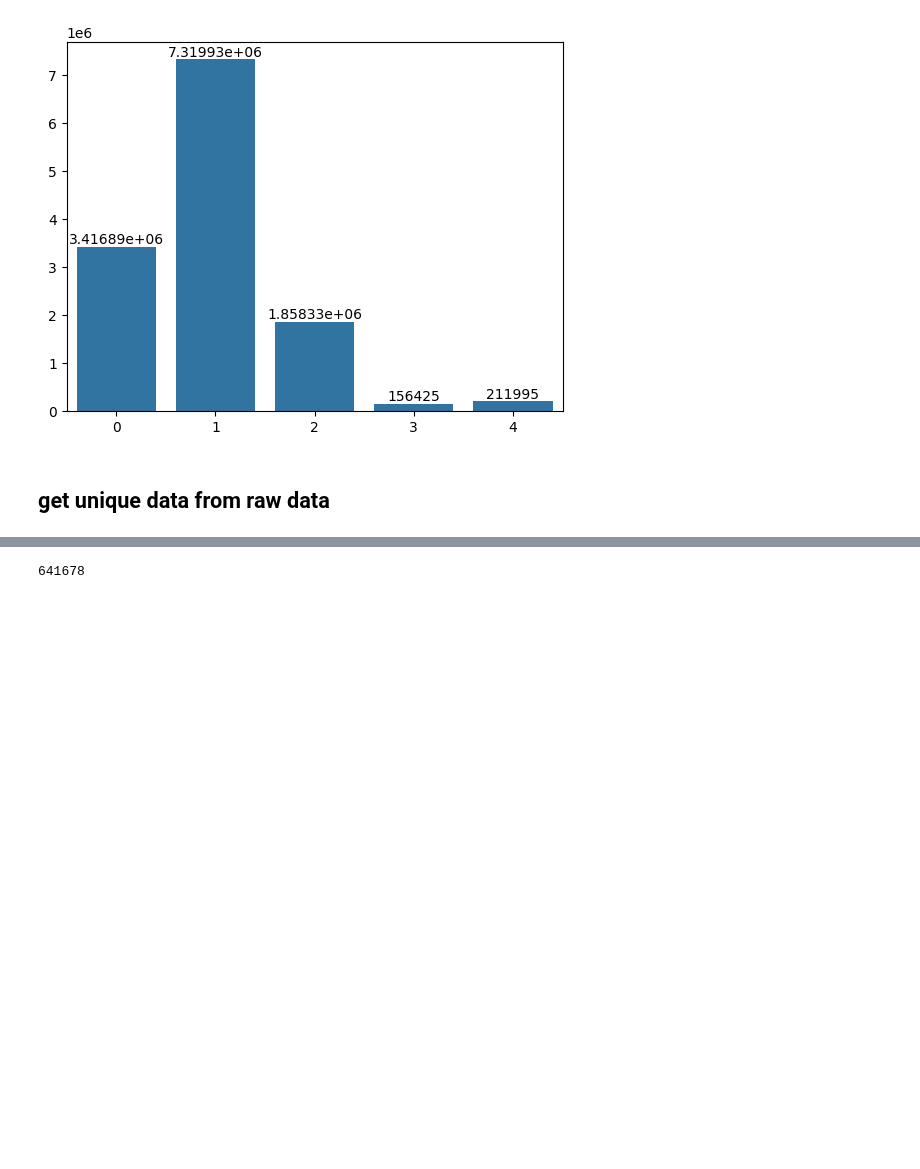
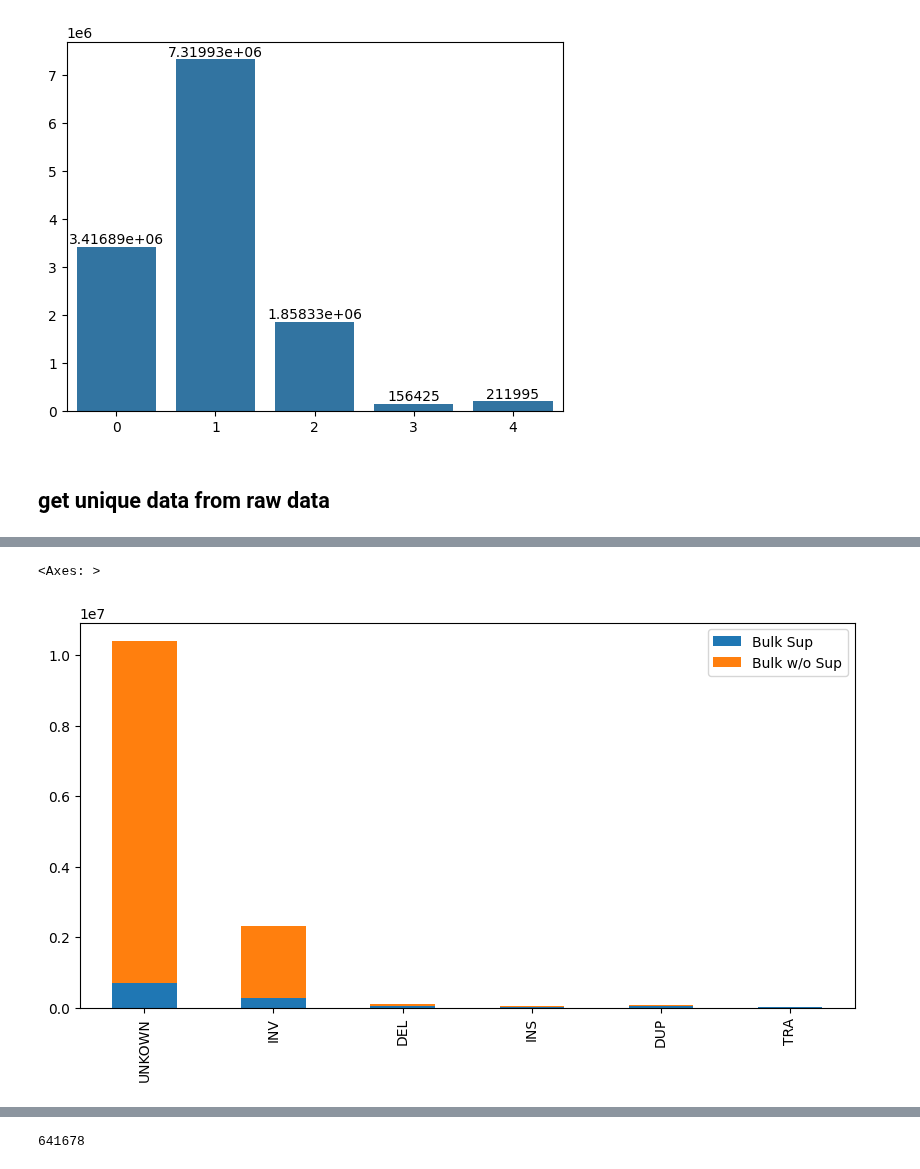
Before and after one commit to ylab-hi/ChimeraLM, a Jupyter notebook: notebooks/data.ipynb, the cells around one changed output, grey strips where cells are left out. Saved outputs shown, nothing was run; the diff lists cells and outputs as text; code cells hidden in the pictures; blank space fills up the shorter version.

```diff
--- a/notebooks/data.ipynb
+++ b/notebooks/data.ipynb
@@ -110,0 +359,2 @@ unique_data = read_unique_data_from_raw_data("../data/raw/PC3_10_cells_MDA_P2_di
+# %%
+vis_sv_df = vis_sv_df.loc[:, ["UNKOWN", "INV", "DEL", "INS", "DUP", "TRA", "total"]]
@@ -110,0 +369,6 @@ unique_data = read_unique_data_from_raw_data("../data/raw/PC3_10_cells_MDA_P2_di
+# %%
+pd.DataFrame({"Bulk Sup":vis_sv_df.iloc[1:,:-1].sum(axis=0),
+"Bulk w/o Sup": vis_sv_df.iloc[0,:-1],}).plot(kind="bar", stacked=True, figsize=(10,5))
+# %% [output]
+<Axes: >
+[figure, added]
```
Also changed, not shown: parts of 71 cells of this notebook, 2 other files.
